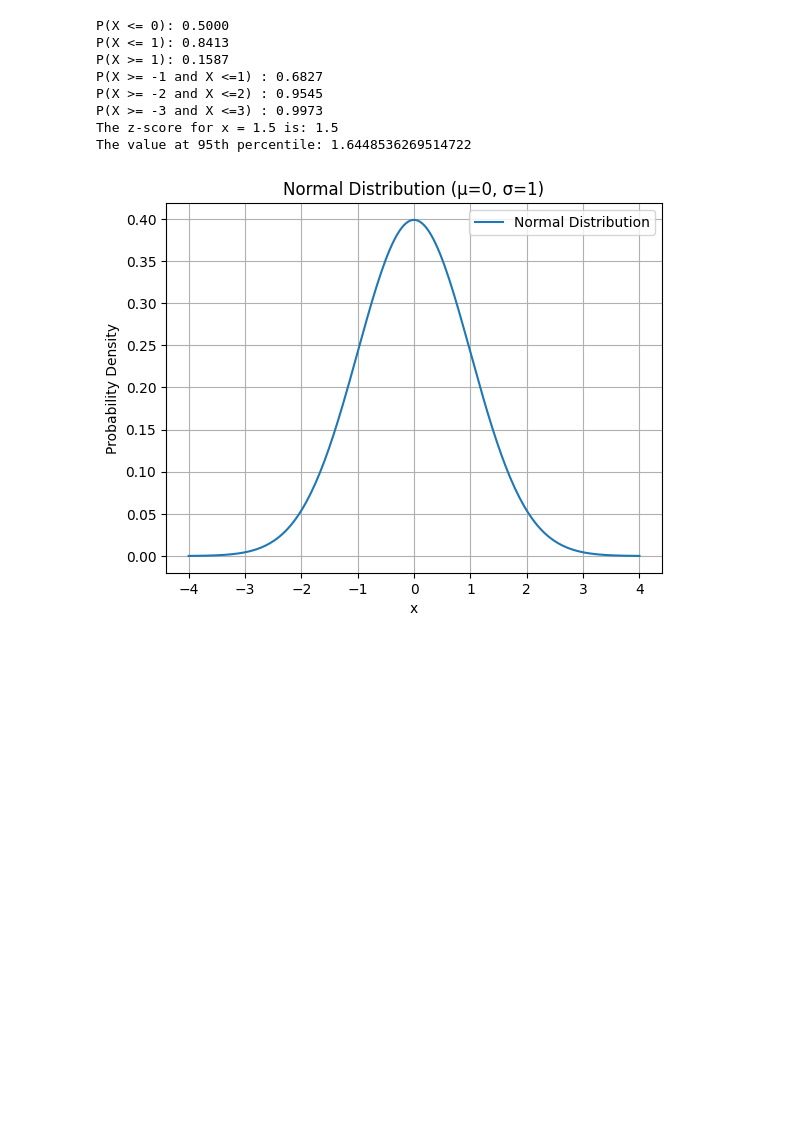
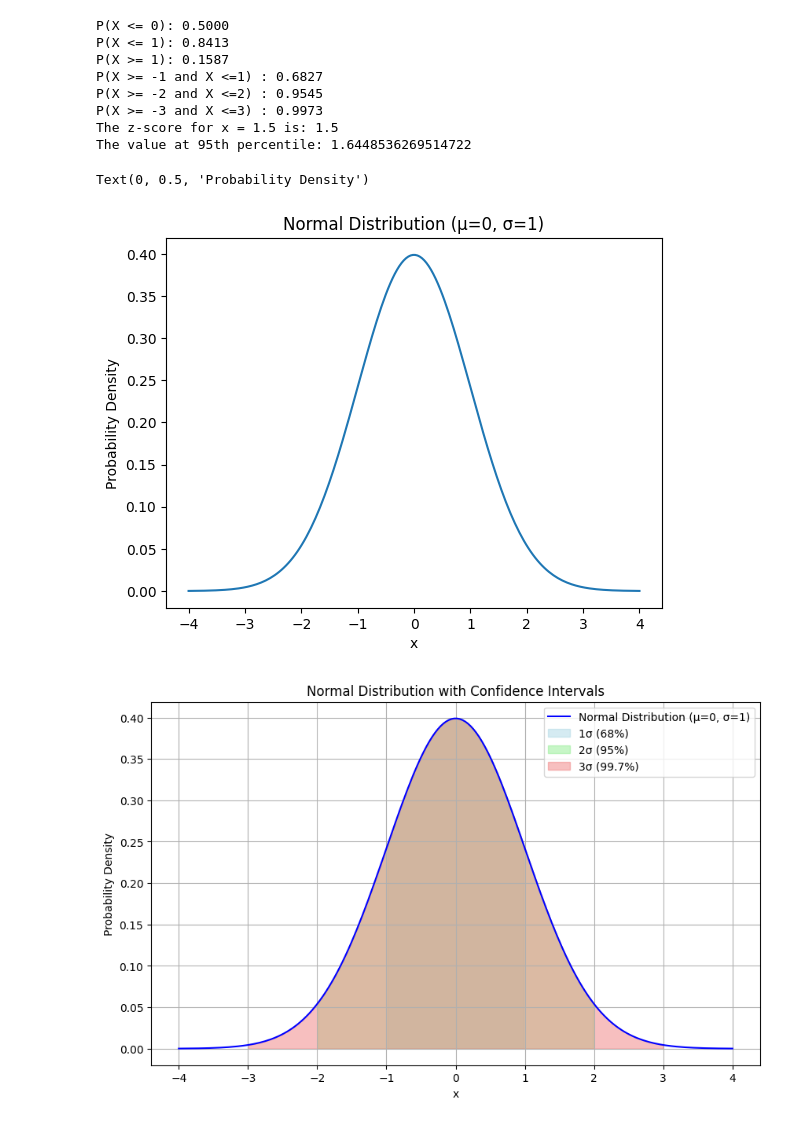
Before and after one commit to msuresh3/Udemy_Maths, a Jupyter notebook: GaussianDist.ipynb, the cells around one changed output. Saved outputs shown, nothing was run; the diff lists cells and outputs as text; code cells hidden in the pictures; blank space fills up the shorter version.

```diff
--- a/GaussianDist.ipynb
+++ b/GaussianDist.ipynb
@@ -47,8 +47,22 @@ plt.plot(x, y, label='Normal Distribution')
 plt.title(f'Normal Distribution (μ={mu}, σ={sigma})')
 plt.xlabel('x')
 plt.ylabel('Probability Density')
-plt.legend()
-plt.grid(True)
-plt.show()
 # %% [output]
+Text(0, 0.5, 'Probability Density')
-[figure, old version]
+[figure, new version]
+# %%
+plt.figure(figsize=(10, 6))
+plt.plot(x, y, label='Normal Distribution (μ=0, σ=1)', color='blue')
+plt.fill_between(x, y, where=(x >= -1) & (x <= 1), color='lightblue', alpha=0.5, label='1σ (68%)')
+plt.fill_between(x, y, where=(x >= -2) & (x <= 2), color='lightgreen', alpha=0.5, label='2σ (95%)')
+plt.fill_between(x, y, where=(x >= -3) & (x <= 3), color='lightcoral', alpha=0.5, label='3σ (99.7%)')
+
+plt.xlabel('x')
+plt.ylabel('Probability Density')
+plt.title('Normal Distribution with Confidence Intervals')
+
+plt.legend()
+plt.grid(True)
+plt.show()
+# %% [output]
+[figure, added]
```
